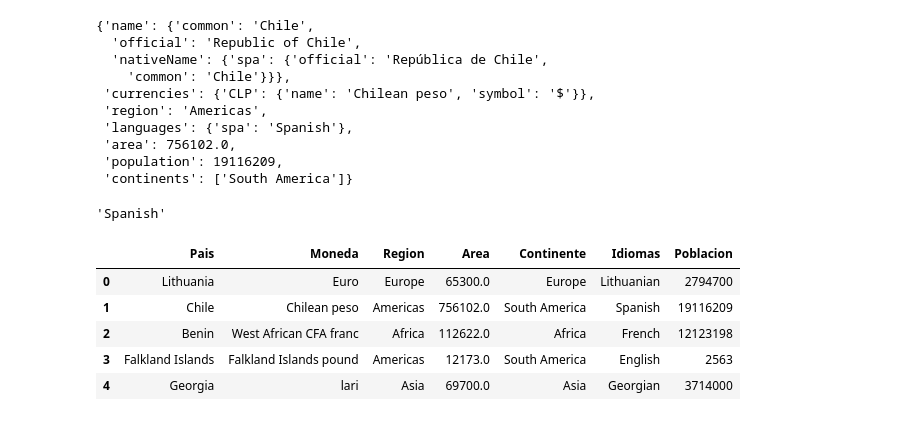
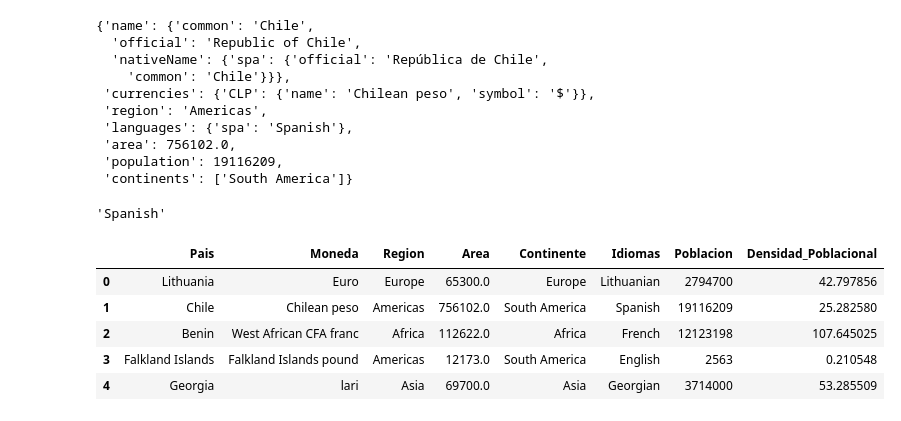
Before and after one commit to erickgnfi-dotcom/ETL-restcountries-API, a Jupyter notebook: ETL_restcountries_API.ipynb, the cells around one changed output. Drawn from its saved outputs; the diff is of its cells as text; code cells hidden in the pictures.

```diff
--- a/ETL_restcountries_API.ipynb
+++ b/ETL_restcountries_API.ipynb
@@ -36,32 +78,33 @@ list(response.json()[1]['languages'].values())[0]
 # %%
 """Transforma y limpia los datos del bronze layer"""
 df = []
 for country in response.json():
     country_data = {'Pais': country['name']['common']}
     try:
         # Attempt to access the currency name
         country_data['Moneda'] = list(country['currencies'].values())[0]['name']
     except (KeyError, IndexError):
         # Handle cases where 'currencies' key is missing, dictionary is empty,
         # or index is out of range
         country_data['Moneda'] = None # Or some other placeholder like 'N/A'
     country_data['Region'] = country['region']
     country_data['Area'] = country['area']
     country_data['Continente'] = country['continents'][0]
     try:
       country_data['Idiomas'] = list(country['languages'].values())[0]
     except (KeyError, IndexError):
         country_data['Idiomas'] = None
     country_data['Poblacion'] = country['population']
     df.append(country_data)
 
 # Convert the list of dictionaries to a pandas DataFrame
 df = pd.DataFrame(df)
+df['Densidad_Poblacional'] = df['Poblacion'] / df['Area']
 df.head()
 # %% [output]
-|  | Pais | Moneda | Region | Area | Continente | Idiomas | Poblacion |
-| 0 | Lithuania | Euro | Europe | 65300.0 | Europe | Lithuanian | 2794700 |
-| 1 | Chile | Chilean peso | Americas | 756102.0 | South America | Spanish | 19116209 |
-| 2 | Benin | West African CFA franc | Africa | 112622.0 | Africa | French | 12123198 |
-| 3 | Falkland Islands | Falkland Islands pound | Americas | 12173.0 | South America | English | 2563 |
-| 4 | Georgia | lari | Asia | 69700.0 | Asia | Georgian | 3714000 |
+|  | Pais | Moneda | Region | Area | Continente | Idiomas | Poblacion | Densidad_Poblacional |
+| 0 | Lithuania | Euro | Europe | 65300.0 | Europe | Lithuanian | 2794700 | 42.797856 |
+| 1 | Chile | Chilean peso | Americas | 756102.0 | South America | Spanish | 19116209 | 25.282580 |
+| 2 | Benin | West African CFA franc | Africa | 112622.0 | Africa | French | 12123198 | 107.645025 |
+| 3 | Falkland Islands | Falkland Islands pound | Americas | 12173.0 | South America | English | 2563 | 0.210548 |
+| 4 | Georgia | lari | Asia | 69700.0 | Asia | Georgian | 3714000 | 53.285509 |
```
Also changed, not shown: parts of 14 cells of this notebook.
